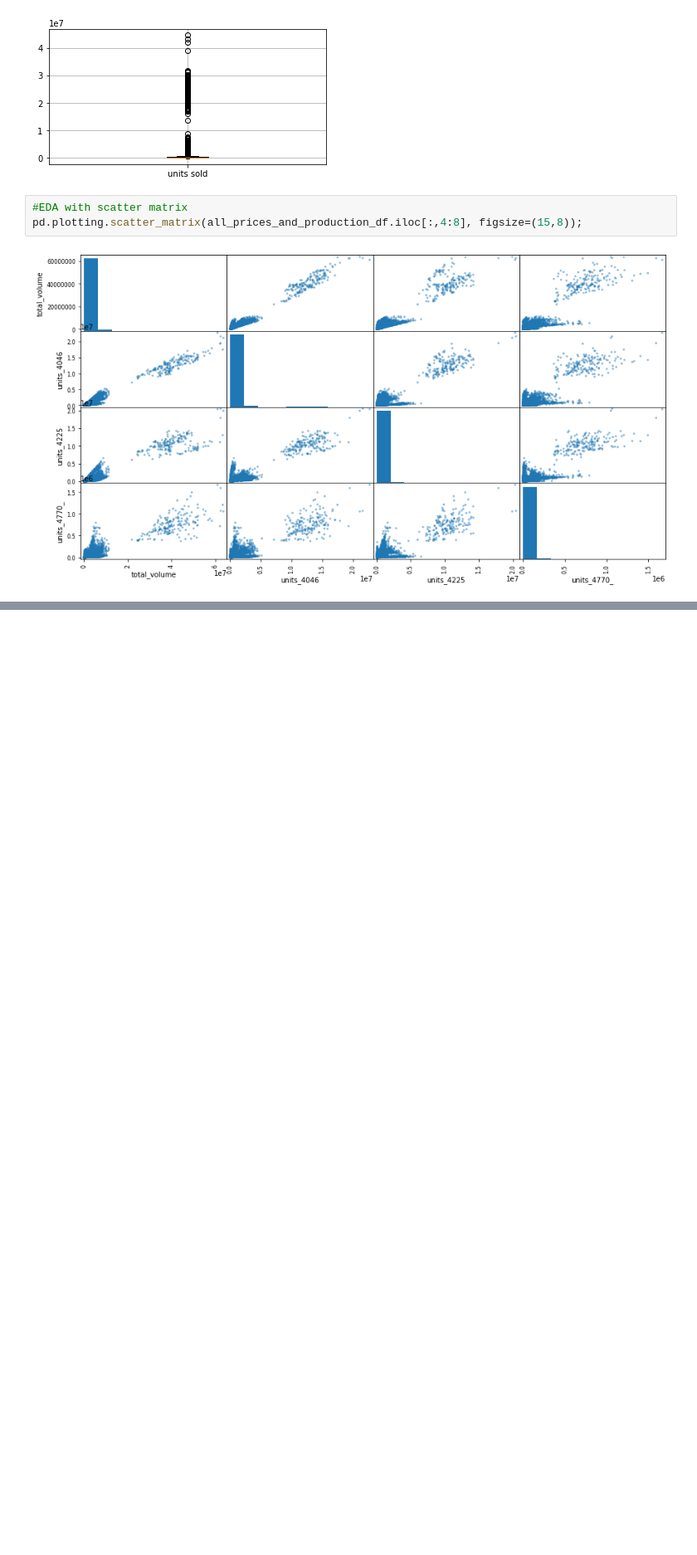
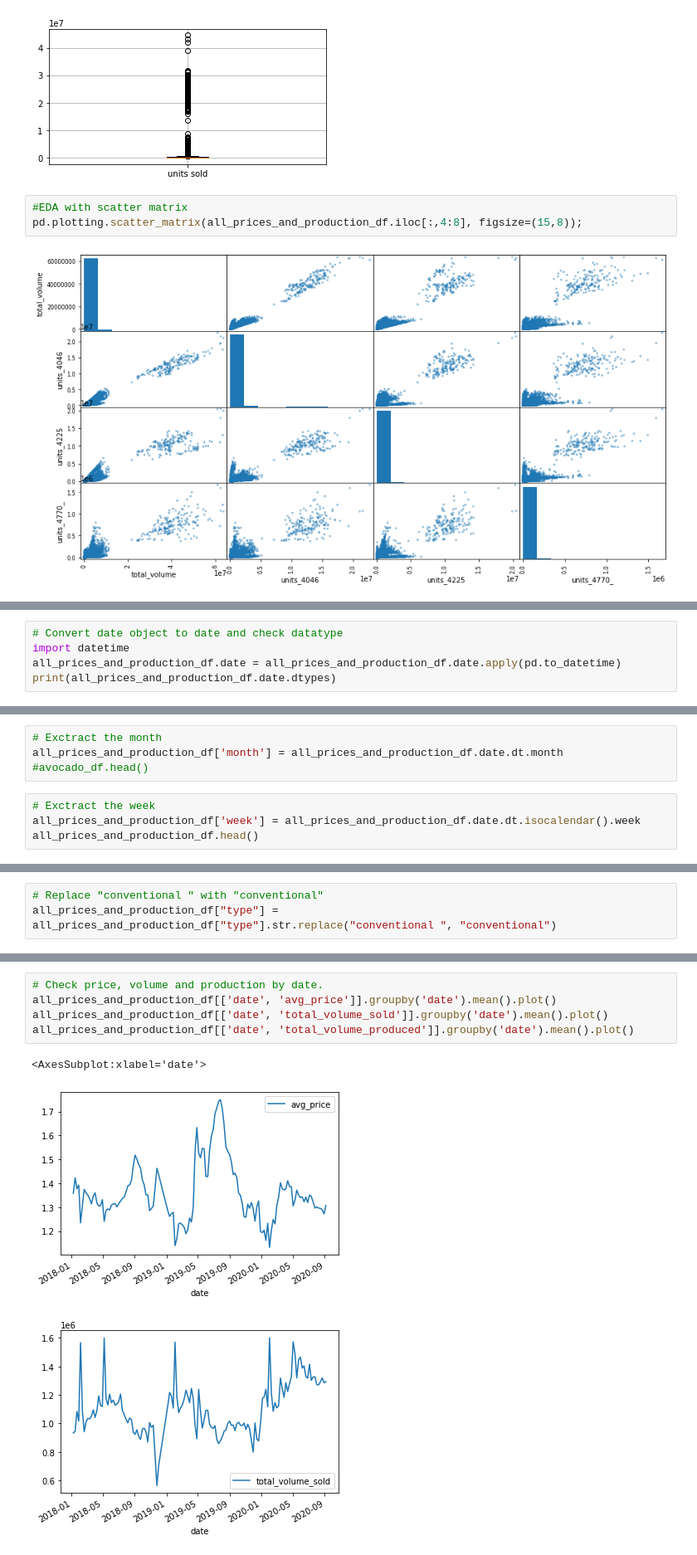
Before and after one commit to davidmcbee/Health_and_Avocados, a Jupyter notebook: 04_EDA_and_statistics.ipynb, the cells around one changed output, grey strips where cells are left out. Shown at 83% size. Cells and saved outputs as stored; diff of their text form; blank space fills up the shorter version.

```diff
--- a/04_EDA_and_statistics.ipynb
+++ b/04_EDA_and_statistics.ipynb
@@ -198,0 +173,5 @@ pd.plotting.scatter_matrix(all_prices_and_production_df.iloc[:,4:8], figsize=(15
+# %%
+# Convert date object to date and check datatype
+import datetime
+all_prices_and_production_df.date = all_prices_and_production_df.date.apply(pd.to_datetime)
+print(all_prices_and_production_df.date.dtypes)
@@ -198,0 +180,8 @@ pd.plotting.scatter_matrix(all_prices_and_production_df.iloc[:,4:8], figsize=(15
+# %%
+# Exctract the month
+all_prices_and_production_df['month'] = all_prices_and_production_df.date.dt.month
+#avocado_df.head()
+# %%
+# Exctract the week
+all_prices_and_production_df['week'] = all_prices_and_production_df.date.dt.isocalendar().week
+all_prices_and_production_df.head()
@@ -198,0 +196,3 @@ pd.plotting.scatter_matrix(all_prices_and_production_df.iloc[:,4:8], figsize=(15
+# %%
+# Replace "conventional " with "conventional"
+all_prices_and_production_df["type"] = all_prices_and_production_df["type"].str.replace("conventional ", "conventional")
@@ -198,0 +207,9 @@ pd.plotting.scatter_matrix(all_prices_and_production_df.iloc[:,4:8], figsize=(15
+# %%
+# Check price, volume and production by date.
+all_prices_and_production_df[['date', 'avg_price']].groupby('date').mean().plot()
+all_prices_and_production_df[['date', 'total_volume_sold']].groupby('date').mean().plot()
+all_prices_and_production_df[['date', 'total_volume_produced']].groupby('date').mean().plot()
+# %% [output]
+<AxesSubplot:xlabel='date'>
+[figure, added]
+[figure, added]
```
Also changed, not shown: parts of 18 cells of this notebook, 2 other files.
